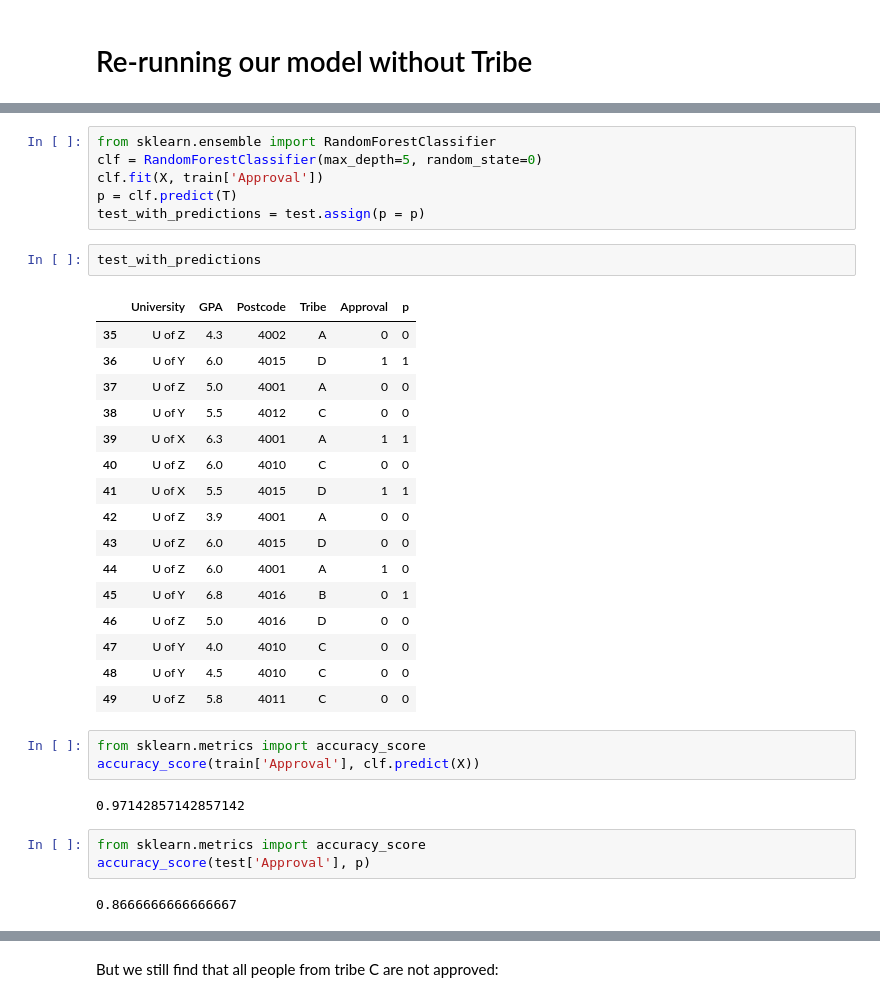
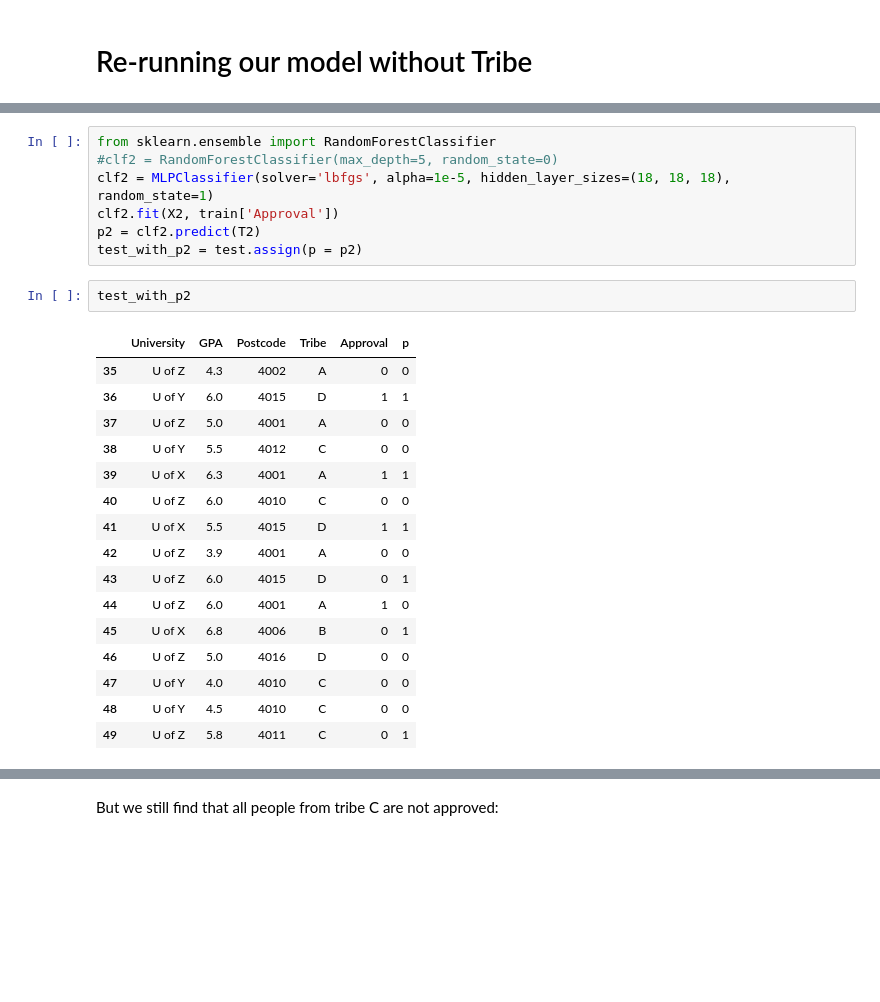
Before and after one commit to brookingcharlie/ml-dis, a Jupyter notebook: notebook.ipynb, the cells around one changed output, grey strips where cells are left out. Saved outputs shown, nothing was run; the diff lists cells and outputs as text; blank space fills up the shorter version.

```diff
--- a/notebook.ipynb
+++ b/notebook.ipynb
@@ -218,36 +247,27 @@ T.head()
 | 39 | 1 | 0 | 0 | 6.3 | 0 | 1 | 0 | 0 | 0 | 0 | 0 | ... |
 # %%
 from sklearn.ensemble import RandomForestClassifier
-clf = RandomForestClassifier(max_depth=5, random_state=0)
-clf.fit(X, train['Approval'])
-p = clf.predict(T)
-test_with_predictions = test.assign(p = p)
+#clf2 = RandomForestClassifier(max_depth=5, random_state=0)
+clf2 = MLPClassifier(solver='lbfgs', alpha=1e-5, hidden_layer_sizes=(18, 18, 18), random_state=1)
+clf2.fit(X2, train['Approval'])
+p2 = clf2.predict(T2)
+test_with_p2 = test.assign(p = p2)
-# %%
-test_with_predictions
-# %% [output]
-|  | University | GPA | Postcode | Tribe | Approval | p |
-| 35 | U of Z | 4.3 | 4002 | A | 0 | 0 |
-| 36 | U of Y | 6.0 | 4015 | D | 1 | 1 |
-| 37 | U of Z | 5.0 | 4001 | A | 0 | 0 |
-| 38 | U of Y | 5.5 | 4012 | C | 0 | 0 |
-| 39 | U of X | 6.3 | 4001 | A | 1 | 1 |
-| 40 | U of Z | 6.0 | 4010 | C | 0 | 0 |
-| 41 | U of X | 5.5 | 4015 | D | 1 | 1 |
-| 42 | U of Z | 3.9 | 4001 | A | 0 | 0 |
-| 43 | U of Z | 6.0 | 4015 | D | 0 | 0 |
-| 44 | U of Z | 6.0 | 4001 | A | 1 | 0 |
-| 45 | U of Y | 6.8 | 4016 | B | 0 | 1 |
-| 46 | U of Z | 5.0 | 4016 | D | 0 | 0 |
-| 47 | U of Y | 4.0 | 4010 | C | 0 | 0 |
-| 48 | U of Y | 4.5 | 4010 | C | 0 | 0 |
-| 49 | U of Z | 5.8 | 4011 | C | 0 | 0 |
-# %%
-from sklearn.metrics import accuracy_score
-accuracy_score(train['Approval'], clf.predict(X))
-# %% [output]
-0.97142857142857142
-# %%
-from sklearn.metrics import accuracy_score
-accuracy_score(test['Approval'], p)
-# %% [output]
-0.8666666666666667
+# %%
+test_with_p2
+# %% [output]
+|  | University | GPA | Postcode | Tribe | Approval | p |
+| 35 | U of Z | 4.3 | 4002 | A | 0 | 0 |
+| 36 | U of Y | 6.0 | 4015 | D | 1 | 1 |
+| 37 | U of Z | 5.0 | 4001 | A | 0 | 0 |
+| 38 | U of Y | 5.5 | 4012 | C | 0 | 0 |
+| 39 | U of X | 6.3 | 4001 | A | 1 | 1 |
+| 40 | U of Z | 6.0 | 4010 | C | 0 | 0 |
+| 41 | U of X | 5.5 | 4015 | D | 1 | 1 |
+| 42 | U of Z | 3.9 | 4001 | A | 0 | 0 |
+| 43 | U of Z | 6.0 | 4015 | D | 0 | 1 |
+| 44 | U of Z | 6.0 | 4001 | A | 1 | 0 |
+| 45 | U of X | 6.8 | 4006 | B | 0 | 1 |
+| 46 | U of Z | 5.0 | 4016 | D | 0 | 0 |
+| 47 | U of Y | 4.0 | 4010 | C | 0 | 0 |
+| 48 | U of Y | 4.5 | 4010 | C | 0 | 0 |
+| 49 | U of Z | 5.8 | 4011 | C | 0 | 1 |
```
Also changed, not shown: parts of 46 cells of this notebook, 1 other file.
